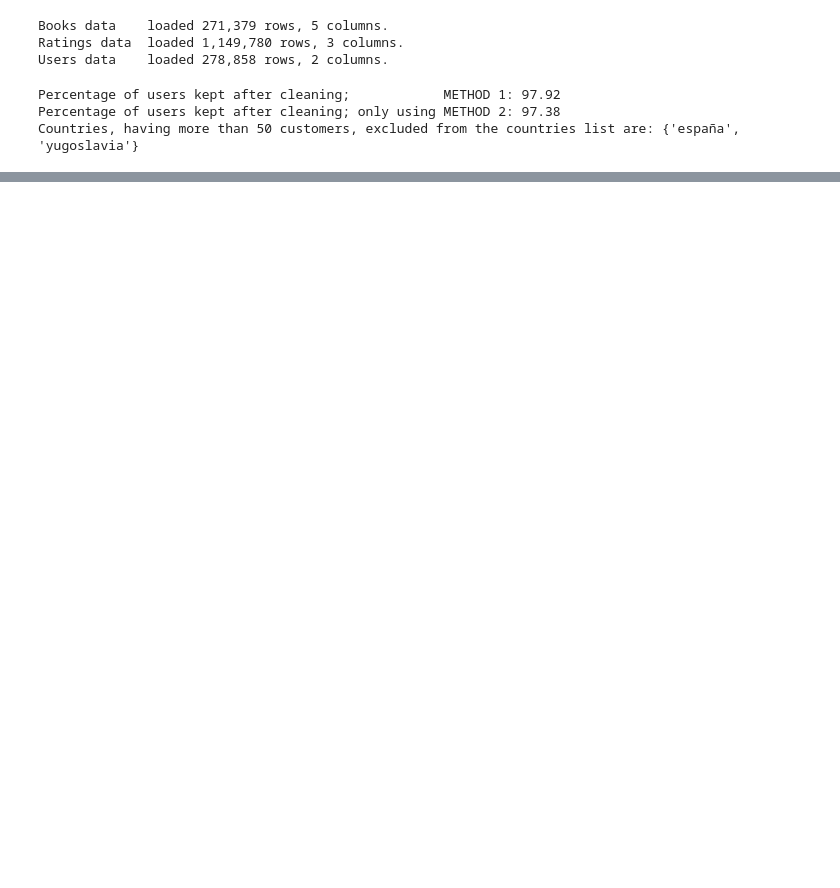
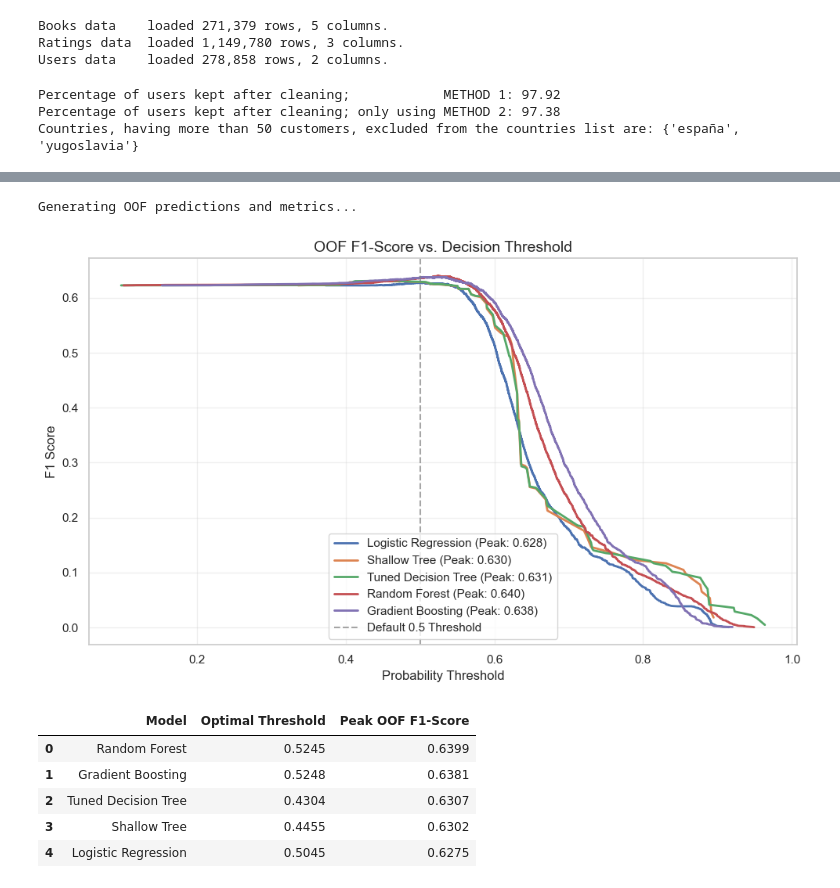
Before and after one commit to vladipetkov/Amazon-Books, a Jupyter notebook: test.ipynb, the cells around one changed output, grey strips where cells are left out. Saved outputs shown, nothing was run; the diff lists cells and outputs as text; code cells hidden in the pictures; blank space fills up the shorter version.

Commit message:
model procedure and plots

```diff
--- a/test.ipynb
+++ b/test.ipynb
@@ -315,0 +264,80 @@ model = train_best_classifier(X_train,y_train, RANDOM_STATE)
+# %%
+print("Generating OOF predictions and metrics...")
+
+oof_predictions_dict = {}
+model_results = []
+fold_metrics_list = []
+
+plt.figure(figsize=(10, 6))
+
+for name, pipeline in candidate_models.items():
+    # 1. Gather OOF Probabilities
+    oof_probs = cross_val_predict(
+        pipeline, X_train, y_train, cv=cv5, method="predict_proba", n_jobs=-1
+    )[:, 1]
+    oof_predictions_dict[name] = oof_probs
+
+    # 2. Gather Fold-by-Fold metrics (for the swarm plots later)
+    f05_scorer = make_scorer(fbeta_score, beta=0.5)
+    cv_scores = cross_validate(pipeline, X_train, y_train, cv=cv5, scoring={'fbeta': f05_scorer, 'log_loss': 'neg_log_loss'})
+
+    for fold_idx in range(cv5.get_n_splits()):
+        fold_metrics_list.append({
+            "Model": name,
+            "Fold": fold_idx + 1,
+            "F1 Score (Default 0.5)": cv_scores['test_fbeta'][fold_idx],
+            "Neg Log-Loss": cv_scores['test_log_loss'][fold_idx]
+        })
+
+    # 3. Calculate Optimal Threshold
+    precisions, recalls, thresholds = precision_recall_curve(y_train, oof_probs)
+
+    beta = 0.5
+    beta_sq = beta ** 2
+    numerator = (1 + beta_sq) * (precisions * recalls)
+    denominator = (beta_sq * precisions) + recalls
+    fbeta_scores = np.divide(numerator, denominator, out=np.zeros_like(numerator), where=denominator!=0)
+
+    best_idx = np.argmax(fbeta_scores)
+    best_threshold = thresholds[best_idx] if best_idx < len(thresholds) else 0.5
+    best_f1 = fbeta_scores[best_idx]
+
+    model_results.append({
+        "Model": name,
+        "Optimal Threshold": best_threshold,
+        "Peak OOF F1-Score": best_f1
+    })
+
+    # Plot Threshold vs F1
+    plt.plot(thresholds, fbeta_scores[:-1], label=f"{name} (Peak: {best_f1:.3f})", linewidth=2)
+
+# Format the Threshold vs F1 Plot
+plt.title("OOF F1-Score vs. Decision Threshold", fontsize=14)
+plt.xlabel("Probability Threshold")
+plt.ylabel("F1 Score")
+plt.axvline(x=0.5, color='gray', linestyle='--', alpha=0.7, label="Default 0.5 Threshold")
+plt.legend(loc="lower center")
+plt.grid(True, alpha=0.3)
+plt.tight_layout()
+plt.show()
+
+# Display Summary Scorecard
+summary_df = pd.DataFrame(model_results).sort_values(by="Peak OOF F1-Score", ascending=False)
+display(summary_df.round(4).reset_index(drop=True))
+
+# Extract winning details
+best_model_name = summary_df.iloc[0]["Model"]
+best_threshold = summary_df.iloc[0]["Optimal Threshold"]
+winning_pipeline = candidate_models[best_model_name]
+
+# Store CV metrics df
+cv_metrics_df = pd.DataFrame(fold_metrics_list)
+# %% [output]
+Generating OOF predictions and metrics...
+[figure, added]
+|  | Model | Optimal Threshold | Peak OOF F1-Score |
+| 0 | Random Forest | 0.5245 | 0.6399 |
+| 1 | Gradient Boosting | 0.5248 | 0.6381 |
+| 2 | Tuned Decision Tree | 0.4304 | 0.6307 |
+| 3 | Shallow Tree | 0.4455 | 0.6302 |
+| 4 | Logistic Regression | 0.5045 | 0.6275 |
```
Also changed, not shown: parts of 11 cells of this notebook, 1 other file.
